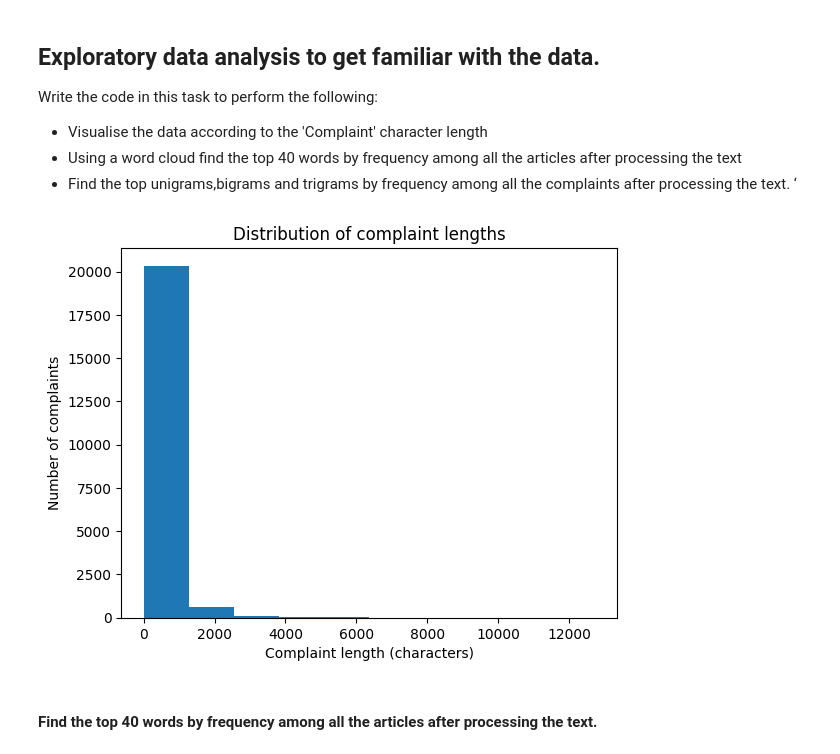
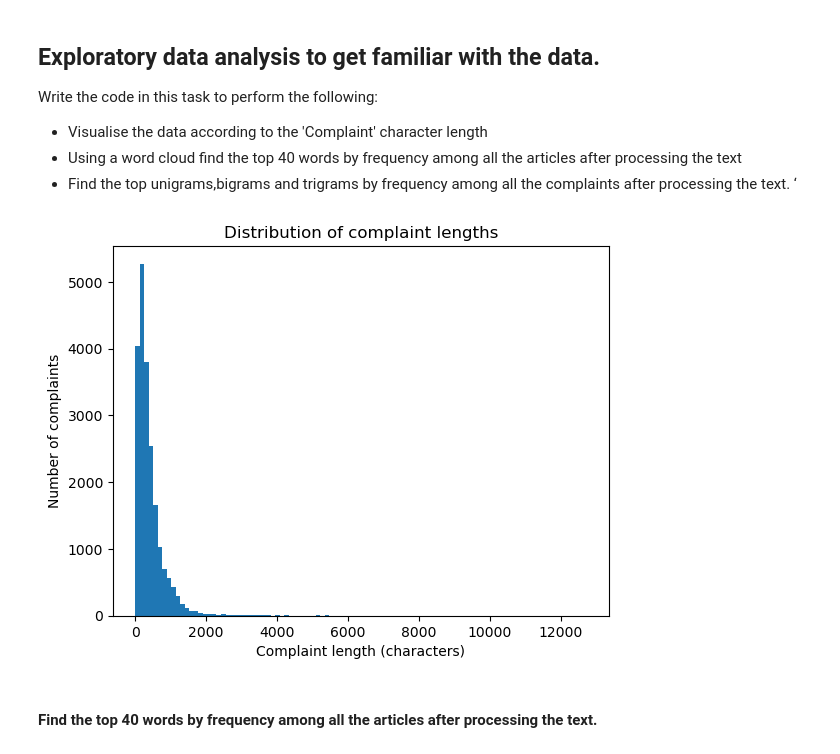
Before and after one commit to prajwelbk/Automatic_Ticket_Classification, a Jupyter notebook: Automatic_Ticket_Classification_Assignment.ipynb, the cells around one changed output. Drawn from its saved outputs; the diff is of its cells as text; code cells hidden in the pictures.

```diff
--- a/Automatic_Ticket_Classification_Assignment.ipynb
+++ b/Automatic_Ticket_Classification_Assignment.ipynb
@@ -68,6 +63,6 @@ Mounted at /content/drive
 # %%
 # Opening JSON file
-f = open('/content/drive/MyDrive/AI-ML/Assignment/NLP/Automatic Ticket Classification/complaints-2021-05-14_08_16.json')# Write the path to your data file and load it
+f = open('complaints-2021-05-14_08_16.json')# Write the path to your data file and load it
 
 # returns JSON object as
 # a dictionary
@@ -239,14 +234,14 @@ Write the code in this task to perform the following:
 # %%
 # Write your code here to visualise the data according to the 'Complaint' character length
 complaint_lengths = df_clean["complaint_POS_removed"].str.len()
 # Plot the distribution of the complaint lengths
-plt.hist(complaint_lengths)
+plt.hist(complaint_lengths, bins =100)
 plt.xlabel("Complaint length (characters)")
 plt.ylabel("Number of complaints")
 plt.title("Distribution of complaint lengths")
 plt.show()
 # %% [output]
-[figure, old version]
+[figure, new version]
 # %% [markdown]
 #### Find the top 40 words by frequency among all the articles after processing the text.
 # %%
```
Also changed, not shown: parts of 13 cells of this notebook.
